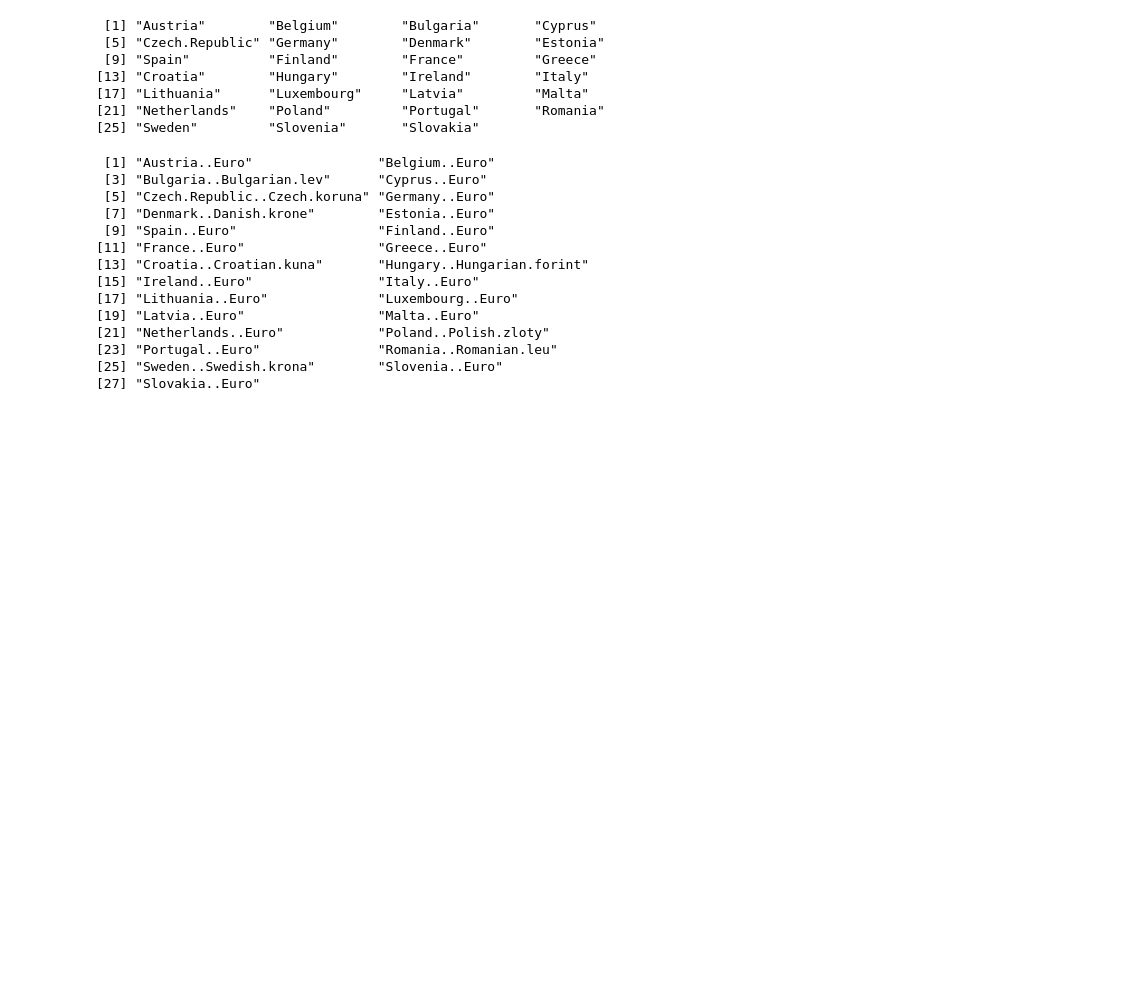
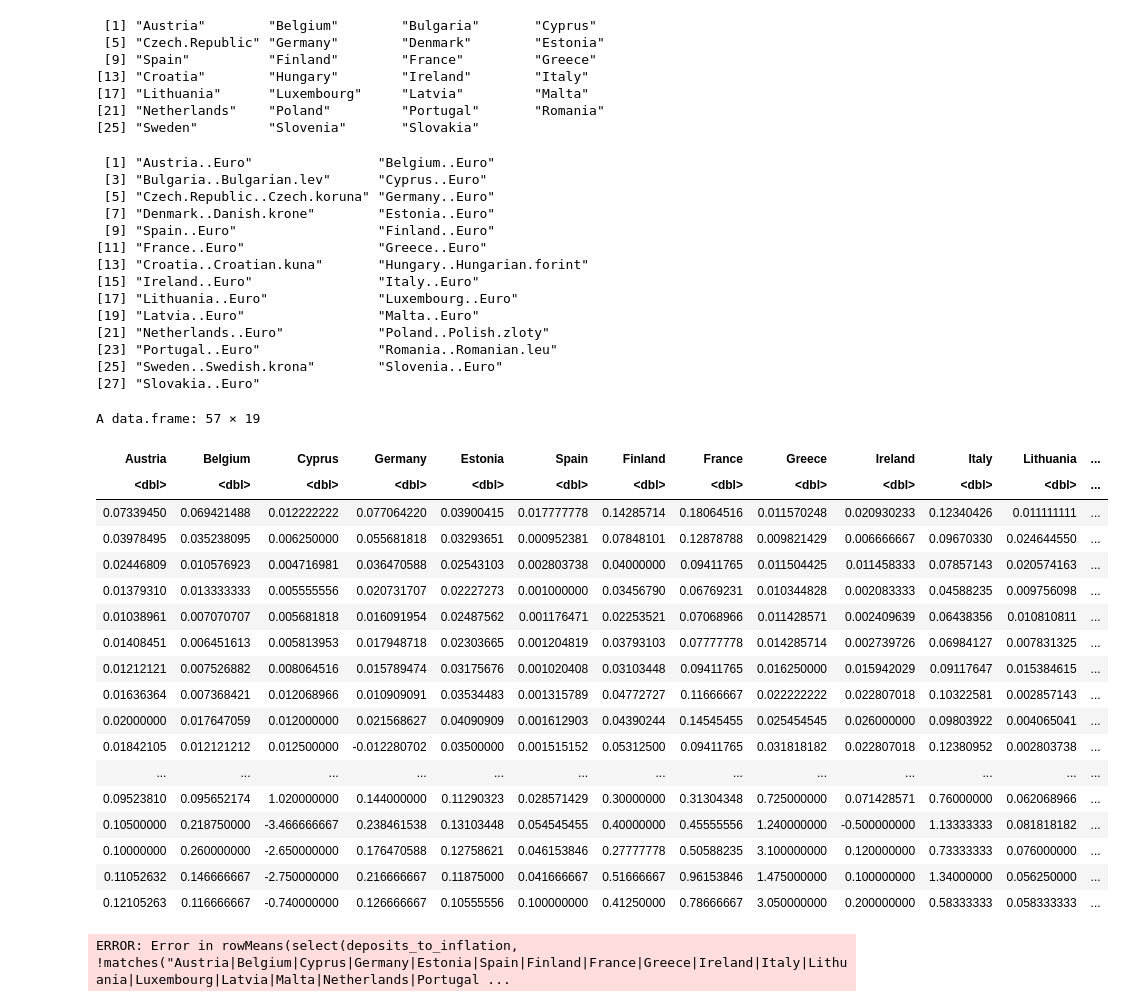
Before and after one commit to AdamixD/SAD_Projekt_1, a Jupyter notebook: Zadanie2.ipynb, the cells around one changed output. Cells and saved outputs as stored; diff of their text form; code cells hidden in the pictures; blank space fills up the shorter version.

Commit message:
eurozone and other countries

```diff
--- a/Zadanie2.ipynb
+++ b/Zadanie2.ipynb
@@ -156,3 +156,38 @@ for (i in 1:length(dep_cols)){
 names(deposits_to_inflation)[names(deposits_to_inflation) == "copy_inf"] <- "Period"
 # deposits_to_inflation[Period] = periods_from2018
 deposits_to_inflation['average'] = rowMeans(deposits_from2018[2:28], na.rm=TRUE)
+# %%
+# eurozone
+deposits_to_inflation['average_eurozone'] =
+rowMeans(select(deposits_to_inflation, matches(
+    "Austria|Belgium|Cyprus|Germany|Estonia|Spain|Finland|France|Greece|Ireland|Italy|Lithuania|Luxembourg|Latvia|Malta|Netherlands|Portugal|Slovenia|Slovakia")), na.rm=TRUE)
+# %%
+select(deposits_to_inflation, matches(
+    "Austria|Belgium|Cyprus|Germany|Estonia|Spain|Finland|France|Greece|Ireland|Italy|Lithuania|Luxembourg|Latvia|Malta|Netherlands|Portugal|Slovenia|Slovakia"))
+# %% [output]
+A data.frame: 57 × 19
+| Austria | Belgium | Cyprus | Germany | Estonia | Spain | Finland | France | Greece | Ireland | Italy | Lithuania | ... |
+| <dbl> | <dbl> | <dbl> | <dbl> | <dbl> | <dbl> | <dbl> | <dbl> | <dbl> | <dbl> | <dbl> | <dbl> | ... |
+| 0.07339450 | 0.069421488 | 0.012222222 | 0.077064220 | 0.03900415 | 0.017777778 | 0.14285714 | 0.18064516 | 0.011570248 | 0.020930233 | 0.12340426 | 0.011111111 | ... |
+| 0.03978495 | 0.035238095 | 0.006250000 | 0.055681818 | 0.03293651 | 0.000952381 | 0.07848101 | 0.12878788 | 0.009821429 | 0.006666667 | 0.09670330 | 0.024644550 | ... |
+| 0.02446809 | 0.010576923 | 0.004716981 | 0.036470588 | 0.02543103 | 0.002803738 | 0.04000000 | 0.09411765 | 0.011504425 | 0.011458333 | 0.07857143 | 0.020574163 | ... |
+| 0.01379310 | 0.013333333 | 0.005555556 | 0.020731707 | 0.02227273 | 0.001000000 | 0.03456790 | 0.06769231 | 0.010344828 | 0.002083333 | 0.04588235 | 0.009756098 | ... |
+| 0.01038961 | 0.007070707 | 0.005681818 | 0.016091954 | 0.02487562 | 0.001176471 | 0.02253521 | 0.07068966 | 0.011428571 | 0.002409639 | 0.06438356 | 0.010810811 | ... |
+| 0.01408451 | 0.006451613 | 0.005813953 | 0.017948718 | 0.02303665 | 0.001204819 | 0.03793103 | 0.07777778 | 0.014285714 | 0.002739726 | 0.06984127 | 0.007831325 | ... |
+| 0.01212121 | 0.007526882 | 0.008064516 | 0.015789474 | 0.03175676 | 0.001020408 | 0.03103448 | 0.09411765 | 0.016250000 | 0.015942029 | 0.09117647 | 0.015384615 | ... |
+| 0.01636364 | 0.007368421 | 0.012068966 | 0.010909091 | 0.03534483 | 0.001315789 | 0.04772727 | 0.11666667 | 0.022222222 | 0.022807018 | 0.10322581 | 0.002857143 | ... |
+| 0.02000000 | 0.017647059 | 0.012000000 | 0.021568627 | 0.04090909 | 0.001612903 | 0.04390244 | 0.14545455 | 0.025454545 | 0.026000000 | 0.09803922 | 0.004065041 | ... |
+| 0.01842105 | 0.012121212 | 0.012500000 | -0.012280702 | 0.03500000 | 0.001515152 | 0.05312500 | 0.09411765 | 0.031818182 | 0.022807018 | 0.12380952 | 0.002803738 | ... |
+| ... | ... | ... | ... | ... | ... | ... | ... | ... | ... | ... | ... | ... |
+| 0.09523810 | 0.095652174 | 1.020000000 | 0.144000000 | 0.11290323 | 0.028571429 | 0.30000000 | 0.31304348 | 0.725000000 | 0.071428571 | 0.76000000 | 0.062068966 | ... |
+| 0.10500000 | 0.218750000 | -3.466666667 | 0.238461538 | 0.13103448 | 0.054545455 | 0.40000000 | 0.45555556 | 1.240000000 | -0.500000000 | 1.13333333 | 0.081818182 | ... |
+| 0.10000000 | 0.260000000 | -2.650000000 | 0.176470588 | 0.12758621 | 0.046153846 | 0.27777778 | 0.50588235 | 3.100000000 | 0.120000000 | 0.73333333 | 0.076000000 | ... |
+| 0.11052632 | 0.146666667 | -2.750000000 | 0.216666667 | 0.11875000 | 0.041666667 | 0.51666667 | 0.96153846 | 1.475000000 | 0.100000000 | 1.34000000 | 0.056250000 | ... |
+| 0.12105263 | 0.116666667 | -0.740000000 | 0.126666667 | 0.10555556 | 0.100000000 | 0.41250000 | 0.78666667 | 3.050000000 | 0.200000000 | 0.58333333 | 0.058333333 | ... |
+# %%
+# and non-eurozone
+# deposits_to_inflation['average_not_eurozone'] =
+rowMeans(select(deposits_to_inflation, !matches(
+    "Austria|Belgium|Cyprus|Germany|Estonia|Spain|Finland|France|Greece|Ireland|Italy|Lithuania|Luxembourg|Latvia|Malta|Netherlands|Portugal|Slovenia|Slovakia")), na.rm=TRUE)
+# %% [output]
+ERROR: Error in rowMeans(select(deposits_to_inflation, !matches("Austria|Belgium|Cyprus|Germany|Estonia|Spain|Finland|France|Greece|Ireland|Italy|Lithuania|Luxembourg|Latvia|Malta|Netherlands|Portugal ...
```
Also changed, not shown: parts of 9 cells of this notebook.
